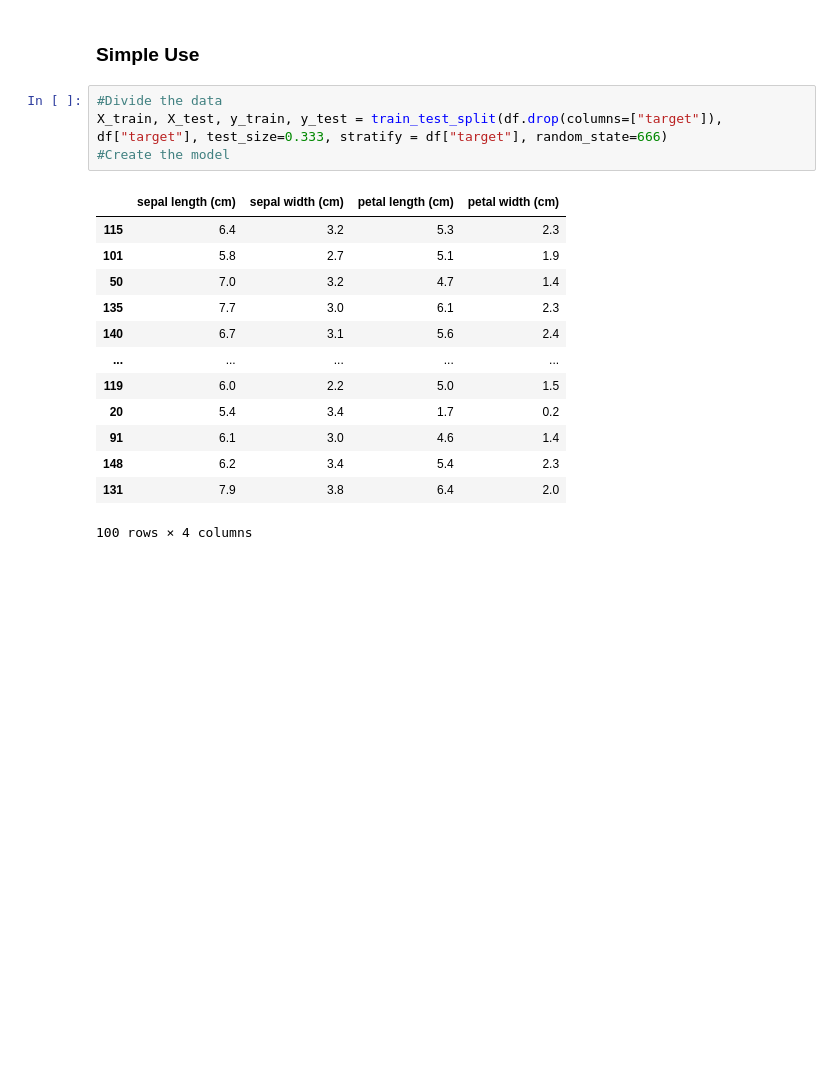
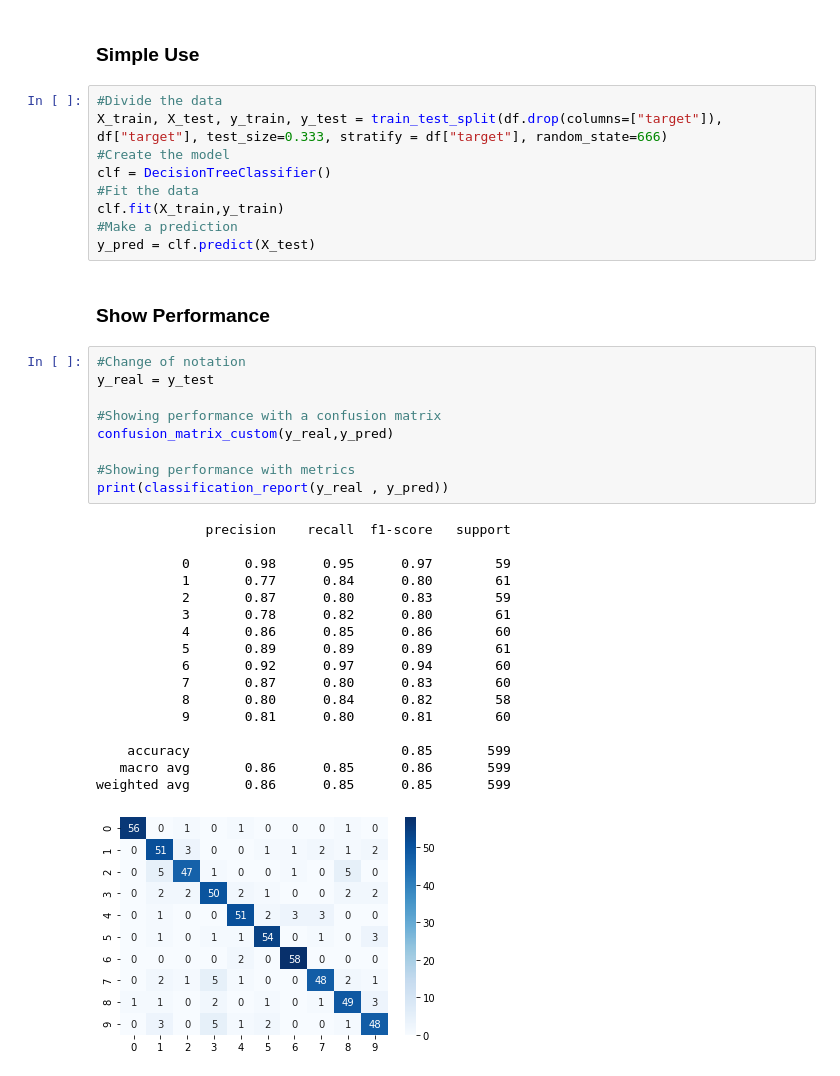
Before and after one commit to Bruno-Moreno/ML---Study, a Jupyter notebook: ML/Decision Trees.ipynb, the cells around one changed output. Cells and saved outputs as stored; diff of their text form; blank space fills up the shorter version.

```diff
--- a/ML/Decision Trees.ipynb
+++ b/ML/Decision Trees.ipynb
@@ -72,17 +72,37 @@ df
 #Divide the data
 X_train, X_test, y_train, y_test = train_test_split(df.drop(columns=["target"]), df["target"], test_size=0.333, stratify = df["target"], random_state=666)
 #Create the model
+clf = DecisionTreeClassifier()
+#Fit the data
+clf.fit(X_train,y_train)
+#Make a prediction
+y_pred = clf.predict(X_test)
-# %% [output]
-|  | sepal length (cm) | sepal width (cm) | petal length (cm) | petal width (cm) |
-| 115 | 6.4 | 3.2 | 5.3 | 2.3 |
-| 101 | 5.8 | 2.7 | 5.1 | 1.9 |
-| 50 | 7.0 | 3.2 | 4.7 | 1.4 |
-| 135 | 7.7 | 3.0 | 6.1 | 2.3 |
-| 140 | 6.7 | 3.1 | 5.6 | 2.4 |
-| ... | ... | ... | ... | ... |
-| 119 | 6.0 | 2.2 | 5.0 | 1.5 |
-| 20 | 5.4 | 3.4 | 1.7 | 0.2 |
-| 91 | 6.1 | 3.0 | 4.6 | 1.4 |
-| 148 | 6.2 | 3.4 | 5.4 | 2.3 |
-| 131 | 7.9 | 3.8 | 6.4 | 2.0 |
-100 rows × 4 columns
+# %% [markdown]
+### Show Performance
+# %%
+#Change of notation
+y_real = y_test
+
+#Showing performance with a confusion matrix
+confusion_matrix_custom(y_real,y_pred)
+
+#Showing performance with metrics
+print(classification_report(y_real , y_pred))
+# %% [output]
+              precision    recall  f1-score   support
+
+           0       0.98      0.95      0.97        59
+           1       0.77      0.84      0.80        61
+           2       0.87      0.80      0.83        59
+           3       0.78      0.82      0.80        61
+           4       0.86      0.85      0.86        60
+           5       0.89      0.89      0.89        61
+           6       0.92      0.97      0.94        60
+           7       0.87      0.80      0.83        60
+           8       0.80      0.84      0.82        58
+           9       0.81      0.80      0.81        60
+
+    accuracy                           0.85       599
+   macro avg       0.86      0.85      0.86       599
+weighted avg       0.86      0.85      0.85       599
+[figure, added]
```
Also changed, not shown: parts of 5 cells of this notebook.
